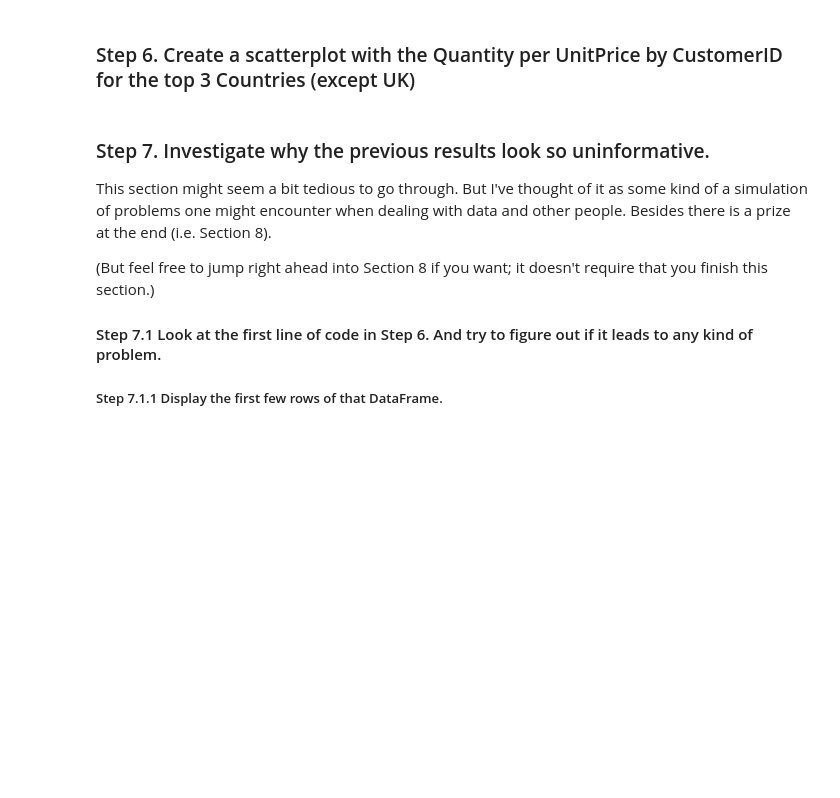
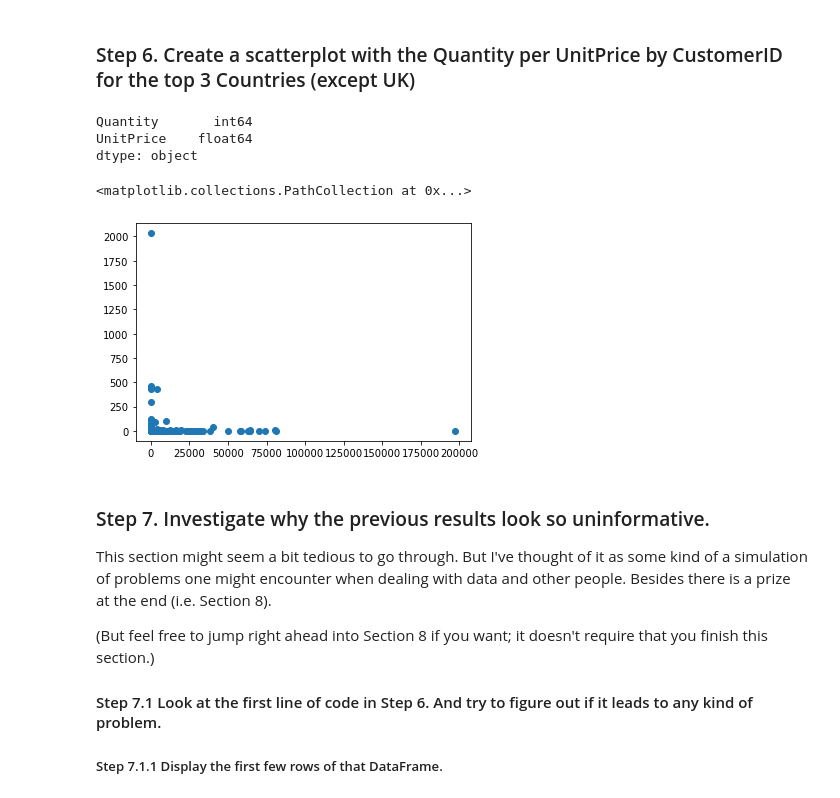
Before and after one commit to SGiuri/ML_PD-2122, a Jupyter notebook: ML_PD-03-PandasExercices/07_Visualization/Online_Retail/Exercises.ipynb, the cells around one changed output. Saved outputs shown, nothing was run; the diff lists cells and outputs as text; code cells hidden in the pictures; blank space fills up the shorter version.

```diff
--- a/ML_PD-03-PandasExercices/07_Visualization/Online_Retail/Exercises.ipynb
+++ b/ML_PD-03-PandasExercices/07_Visualization/Online_Retail/Exercises.ipynb
@@ -20,3 +146,18 @@ Note: if you receive a utf-8 decode error, set `encoding = 'latin1'` in `pd.read
+# %%
+selection["UnitPrice"] = pd.DataFrame(online_re_3_Countries.groupby(by="CustomerID").mean().UnitPrice)
+# %%
+selection = selection.dropna()
+# %%
+selection.dtypes
+# %% [output]
+Quantity       int64
+UnitPrice    float64
+dtype: object
+# %%
+plt.scatter(selection["Quantity"],selection["UnitPrice"])
+# %% [output]
+<matplotlib.collections.PathCollection at 0x...>
+[figure, added]
 # %% [markdown]
 ### Step 7. Investigate why the previous results look so uninformative.
 
```
Also changed, not shown: parts of 21 cells of this notebook, 3 other files.
